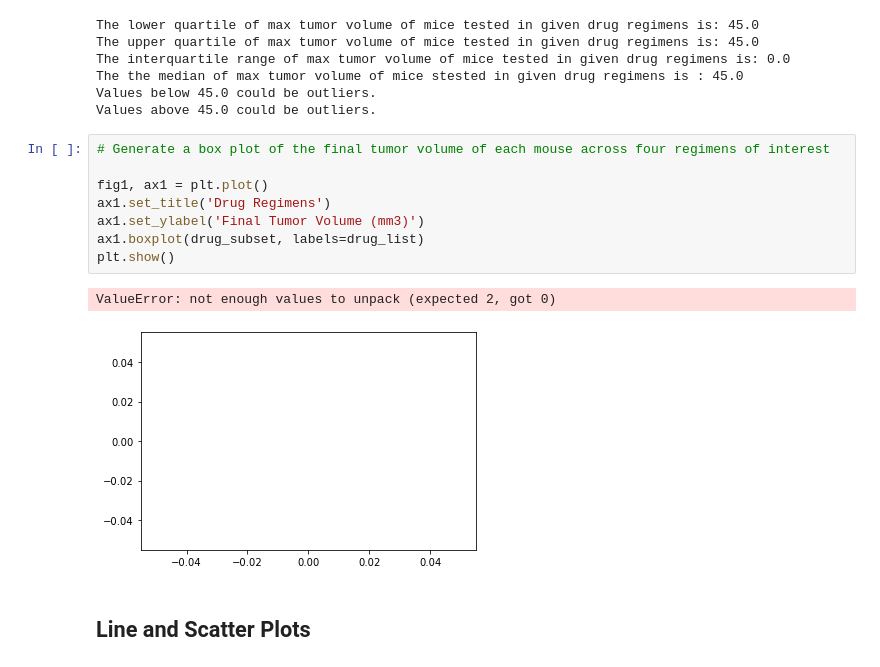
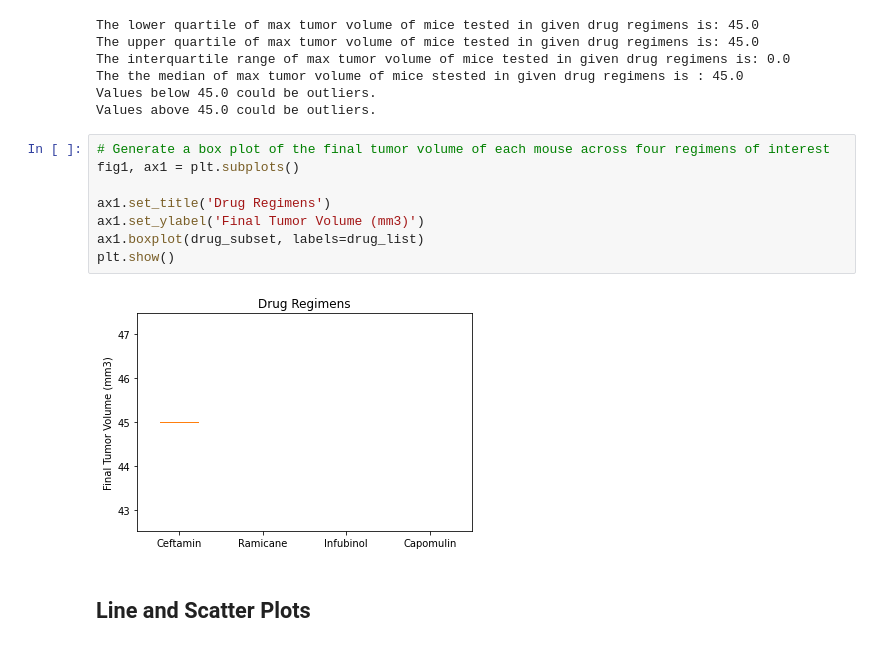
Before and after one commit to edo2021/MatplotlibChallenge, a Jupyter notebook: Pymaceuticals/pymaceuticals.ipynb, the cells around one changed output. Saved outputs shown, nothing was run; the diff lists cells and outputs as text.

```diff
--- a/Pymaceuticals/pymaceuticals.ipynb
+++ b/Pymaceuticals/pymaceuticals.ipynb
@@ -346,15 +346,14 @@ Values below 45.0 could be outliers.
 Values above 45.0 could be outliers.
 # %%
 # Generate a box plot of the final tumor volume of each mouse across four regimens of interest
+fig1, ax1 = plt.subplots()
 
-fig1, ax1 = plt.plot()
 ax1.set_title('Drug Regimens')
 ax1.set_ylabel('Final Tumor Volume (mm3)')
 ax1.boxplot(drug_subset, labels=drug_list)
 plt.show()
 # %% [output]
-ValueError: not enough values to unpack (expected 2, got 0)
-[figure, old version]
+[figure, new version]
 # %% [markdown]
 ## Line and Scatter Plots
 # %%
```
Also changed, not shown: parts of 1 cell of this notebook.
